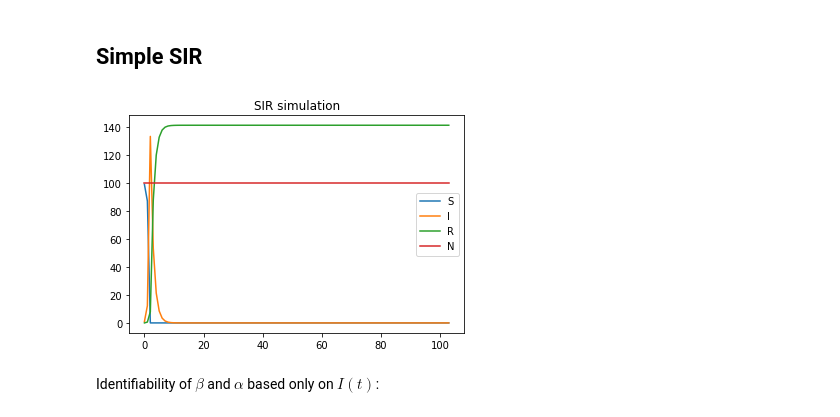
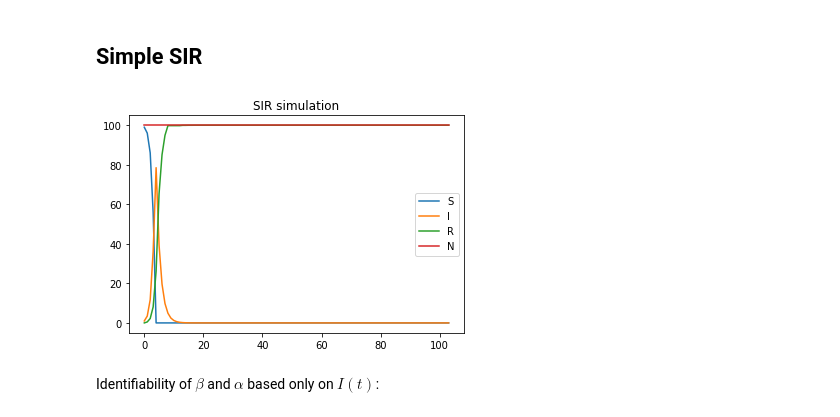
Before and after one commit to fanoja/Ecoli-R0, a Jupyter notebook: SIR models.ipynb, the cells around one changed output. Saved outputs shown, nothing was run; the diff lists cells and outputs as text; code cells hidden in the pictures.

```diff
--- a/SIR models.ipynb
+++ b/SIR models.ipynb
@@ -51,32 +51,32 @@ def SIR(I0, R0, S0, N, T, beta, alpha, batch_size = 1, random_state = None):
 
         # Update SIR model
 
-        S = check_SIR_nonneg(S, S[t], dS(S, I, t, beta, N), N)
-        I = check_SIR_nonneg(I, I[t], dI(I, S, t, beta, alpha, N), N)
-        R = check_SIR_nonneg(R, R[t], dR(I, t, alpha))
+        S = check_SIR_nonneg(S, S[t], dS(S, I, t, beta, N), N[0])
+        I = check_SIR_nonneg(I, I[t], dI(I, S, t, beta, alpha, N), N[0])
+        R = check_SIR_nonneg(R, R[t], dR(I, t, alpha), N[0])
 
     return S, I, R
 # %%
 # Visualization of this SIR model
 T = range(0,104)
 
-y = SIR(I0 = 1, R0 = 0, S0 = 99, N = 100, T=T, beta = 12, alpha = 0.6)
+y = SIR(I0 = 1, R0 = 0, S0 = 99, N = 100, T=T, beta = 3, alpha = 0.5) # some parameter combos still produce weird curves, but at least not negative ones or more than N.
 N = [100]*len(T)
 #plt.axis([0, max(T), 0, max(N) + 10])
 
 S = y[0]
 I = y[1]
 R = y[2]
 
 plt.plot(T, S)
 plt.plot(T, I)
 plt.plot(T, R)
 plt.plot(T, N)
 plt.title("SIR simulation")
 plt.legend(["S", "I", "R", "N"])
 plt.show()
 # %% [output]
-[figure, old version]
+[figure, new version]
 # %% [markdown]
 Identifiability of $\beta$ and $\alpha$ based only on $I(t)$:
 # %%
```
Also changed, not shown: parts of 1 cell of this notebook, 1 other file.
